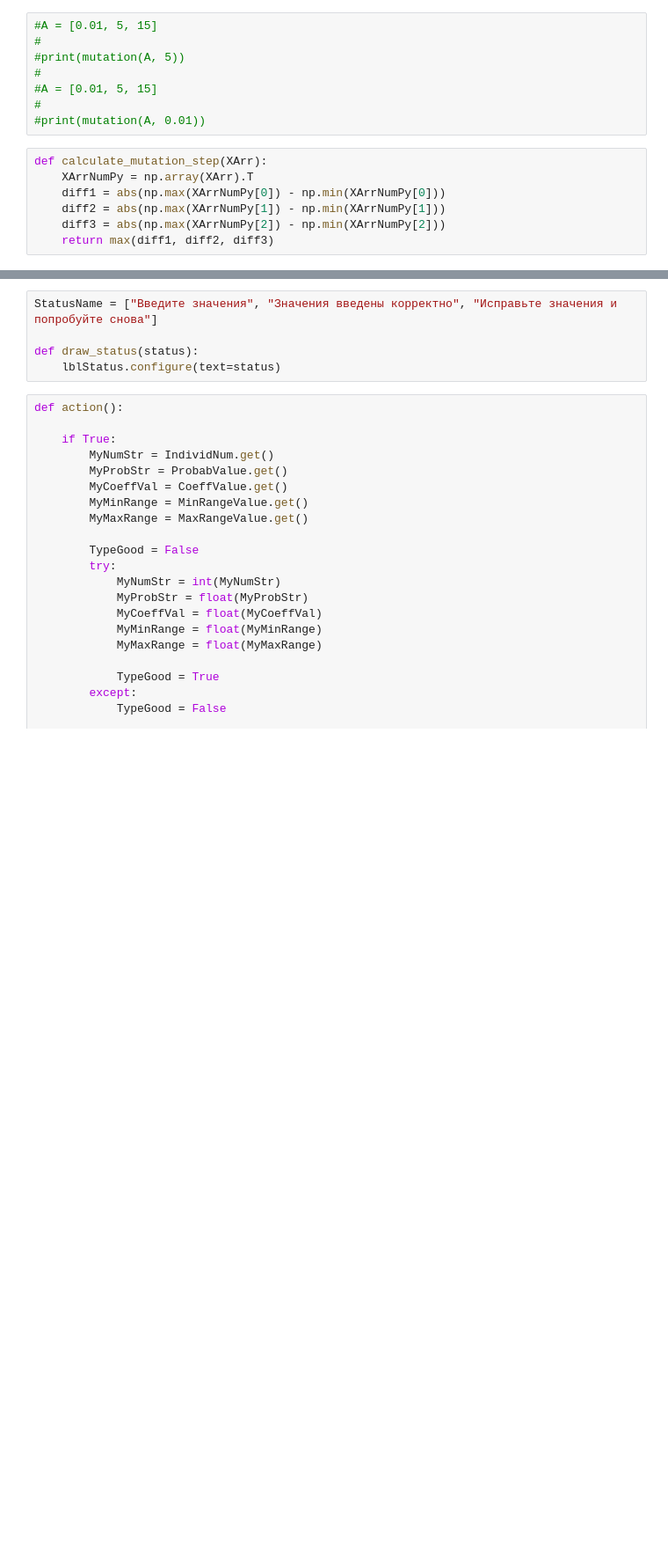
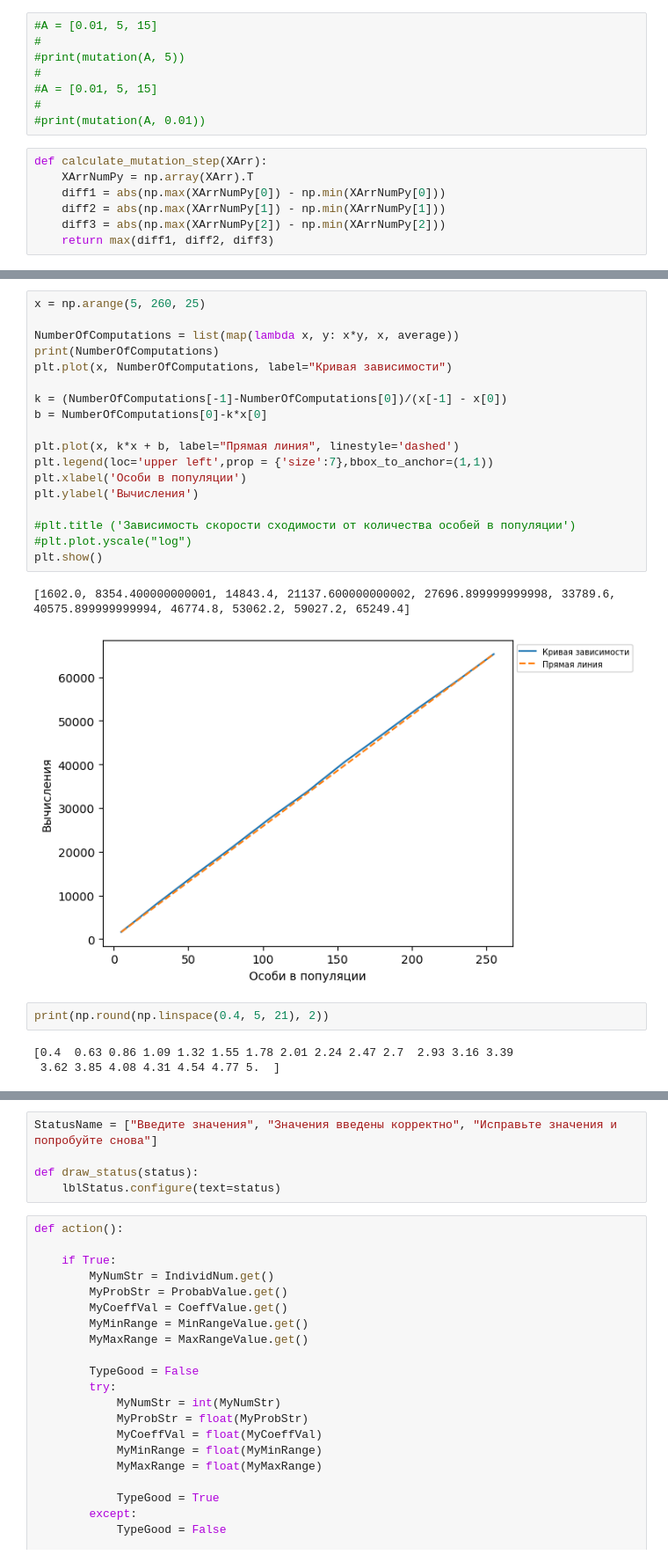
Before and after one commit to Dmitrij-Solovjev01/Genetic-Algorithm, a Jupyter notebook: Genetic_alg.ipynb, the cells around one changed output, grey strips where cells are left out. Shown at 88% size. Saved outputs shown, nothing was run; the diff lists cells and outputs as text; blank space fills up the shorter version.

```diff
--- a/Genetic_alg.ipynb
+++ b/Genetic_alg.ipynb
@@ -223,0 +293,26 @@ start_GA(MaxStep=10000, NumberOfIndividuals=100, MinVal=-50, MaxVal=+50, delta =
+# %%
+x = np.arange(5, 260, 25)
+
+NumberOfComputations = list(map(lambda x, y: x*y, x, average))
+print(NumberOfComputations)
+plt.plot(x, NumberOfComputations, label="Кривая зависимости")
+
+k = (NumberOfComputations[-1]-NumberOfComputations[0])/(x[-1] - x[0])
+b = NumberOfComputations[0]-k*x[0]
+
+plt.plot(x, k*x + b, label="Прямая линия", linestyle='dashed')
+plt.legend(loc='upper left',prop = {'size':7},bbox_to_anchor=(1,1))
+plt.xlabel('Особи в популяции')
+plt.ylabel('Вычисления')
+
+#plt.title ('Зависимость скорости сходимости от количества особей в популяции')
+#plt.plot.yscale("log")
+plt.show()
+# %% [output]
+[1602.0, 8354.400000000001, 14843.4, 21137.600000000002, 27696.899999999998, 33789.6, 40575.899999999994, 46774.8, 53062.2, 59027.2, 65249.4]
+[figure, added]
+# %%
+print(np.round(np.linspace(0.4, 5, 21), 2))
+# %% [output]
+[0.4  0.63 0.86 1.09 1.32 1.55 1.78 2.01 2.24 2.47 2.7  2.93 3.16 3.39
+ 3.62 3.85 4.08 4.31 4.54 4.77 5.  ]
```
Also changed, not shown: parts of 13 cells of this notebook.
